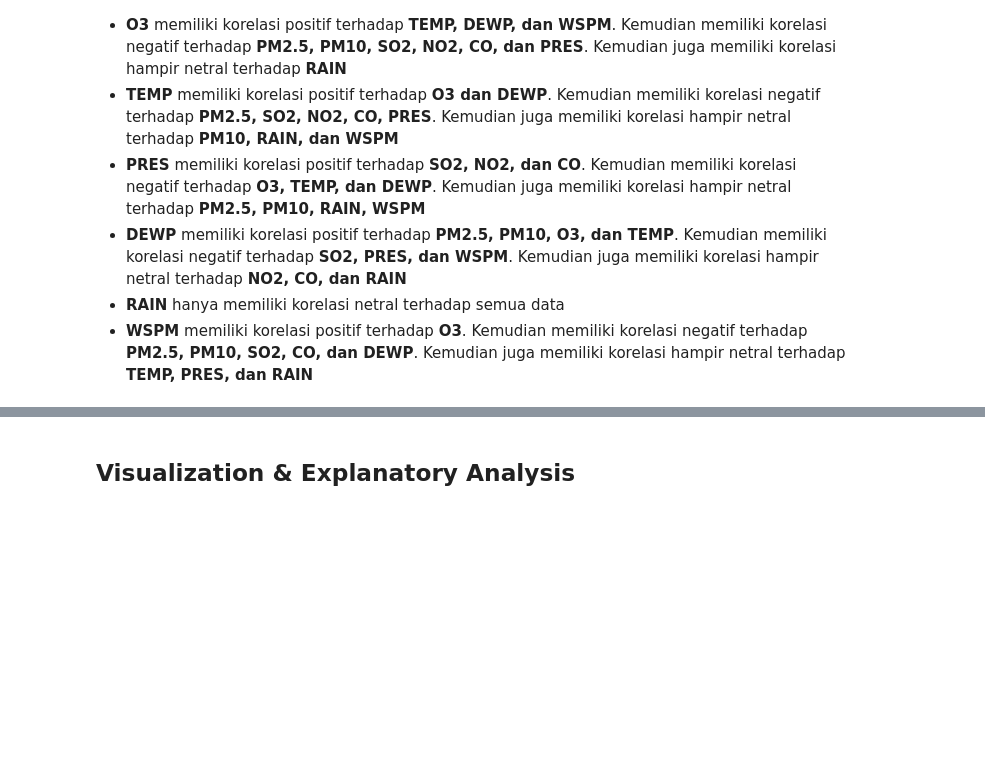
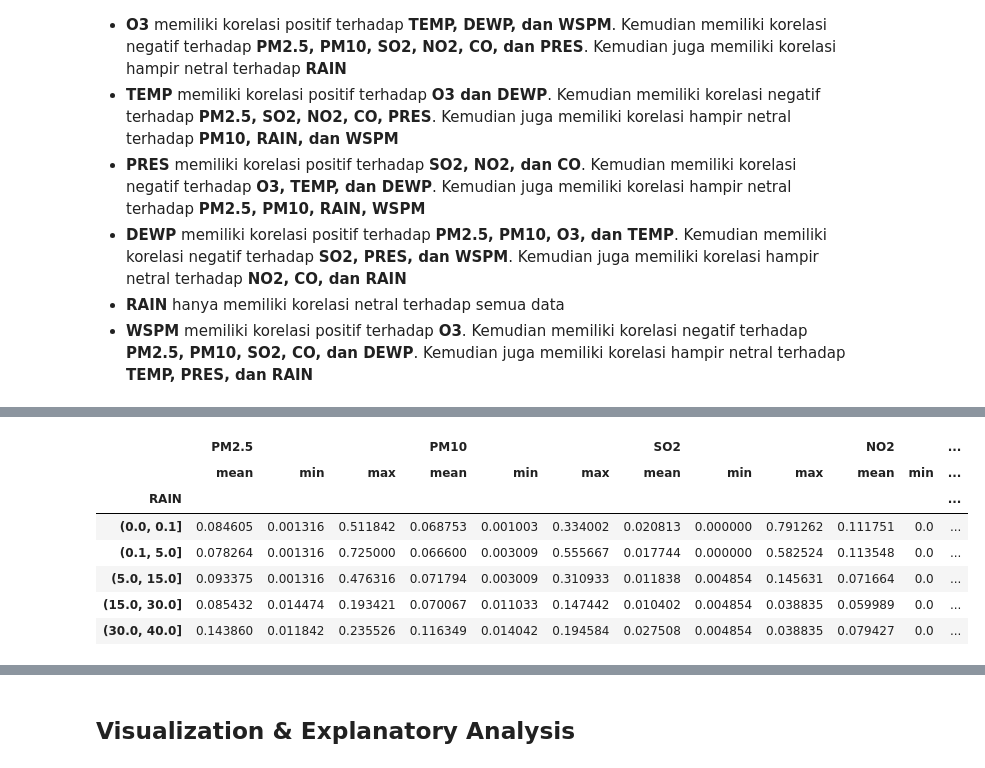
Before and after one commit to AzelFA/pollution_analysis, a Jupyter notebook: notebook.ipynb, the cells around one changed output, grey strips where cells are left out. Drawn from its saved outputs; the diff is of its cells as text; code cells hidden in the pictures; blank space fills up the shorter version.

```diff
--- a/notebook.ipynb
+++ b/notebook.ipynb
@@ -293,0 +335,19 @@ shunyi_df.corr(numeric_only=True)
+# %%
+df_rain =shunyi_df.groupby(pd.cut(shunyi_df["RAIN"], bins=[0, 0.1, 5, 15, 30, 40]))[["PM2.5", "PM10", "SO2", "NO2", "CO", "O3"]].agg({
+    "PM2.5": ["mean", "min", "max"],
+    "PM10": ["mean", "min", "max"] ,
+    "SO2": ["mean", "min", "max"] ,
+    "NO2": ["mean", "min", "max"] ,
+    "CO": ["mean", "min", "max"],
+    "O3": ["mean", "min", "max"]
+})
+df_rain
+# %% [output]
+|  | PM2.5 |  |  | PM10 |  |  | SO2 |  |  | NO2 |  | ... |
+|  | mean | min | max | mean | min | max | mean | min | max | mean | min | ... |
+| RAIN |  |  |  |  |  |  |  |  |  |  |  | ... |
+| (0.0, 0.1] | 0.084605 | 0.001316 | 0.511842 | 0.068753 | 0.001003 | 0.334002 | 0.020813 | 0.000000 | 0.791262 | 0.111751 | 0.0 | ... |
+| (0.1, 5.0] | 0.078264 | 0.001316 | 0.725000 | 0.066600 | 0.003009 | 0.555667 | 0.017744 | 0.000000 | 0.582524 | 0.113548 | 0.0 | ... |
+| (5.0, 15.0] | 0.093375 | 0.001316 | 0.476316 | 0.071794 | 0.003009 | 0.310933 | 0.011838 | 0.004854 | 0.145631 | 0.071664 | 0.0 | ... |
+| (15.0, 30.0] | 0.085432 | 0.014474 | 0.193421 | 0.070067 | 0.011033 | 0.147442 | 0.010402 | 0.004854 | 0.038835 | 0.059989 | 0.0 | ... |
+| (30.0, 40.0] | 0.143860 | 0.011842 | 0.235526 | 0.116349 | 0.014042 | 0.194584 | 0.027508 | 0.004854 | 0.038835 | 0.079427 | 0.0 | ... |
```
Also changed, not shown: parts of 26 cells of this notebook.
